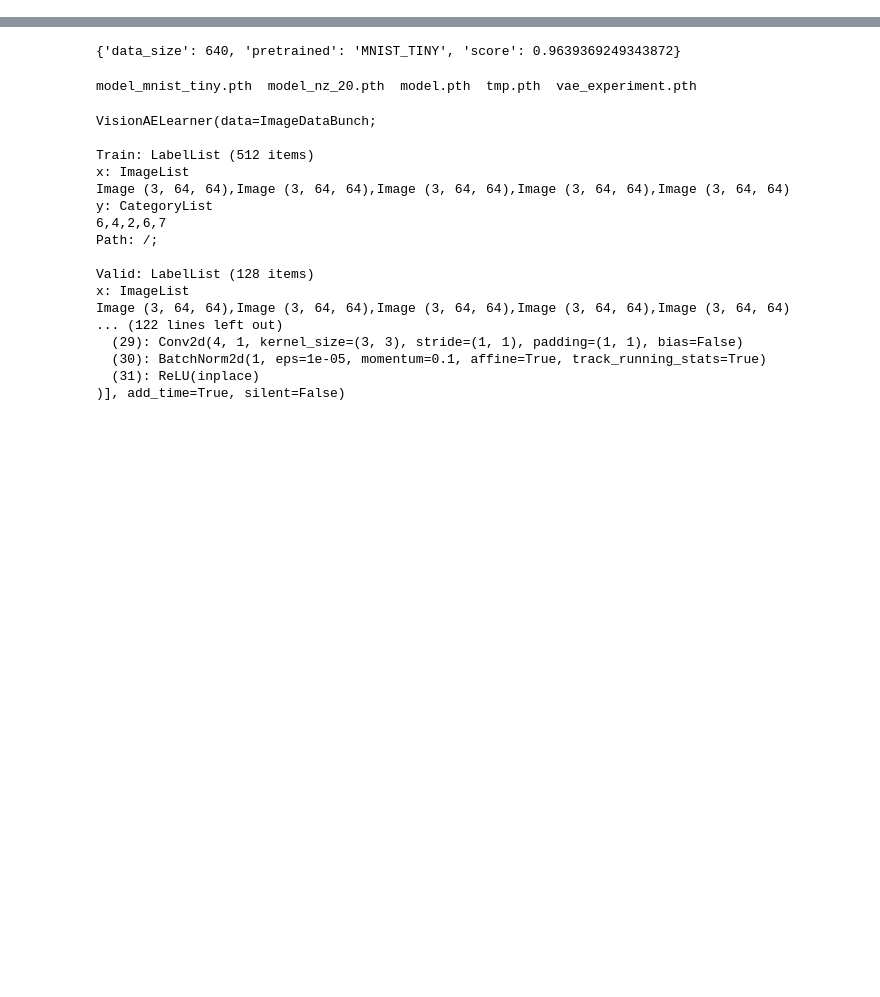
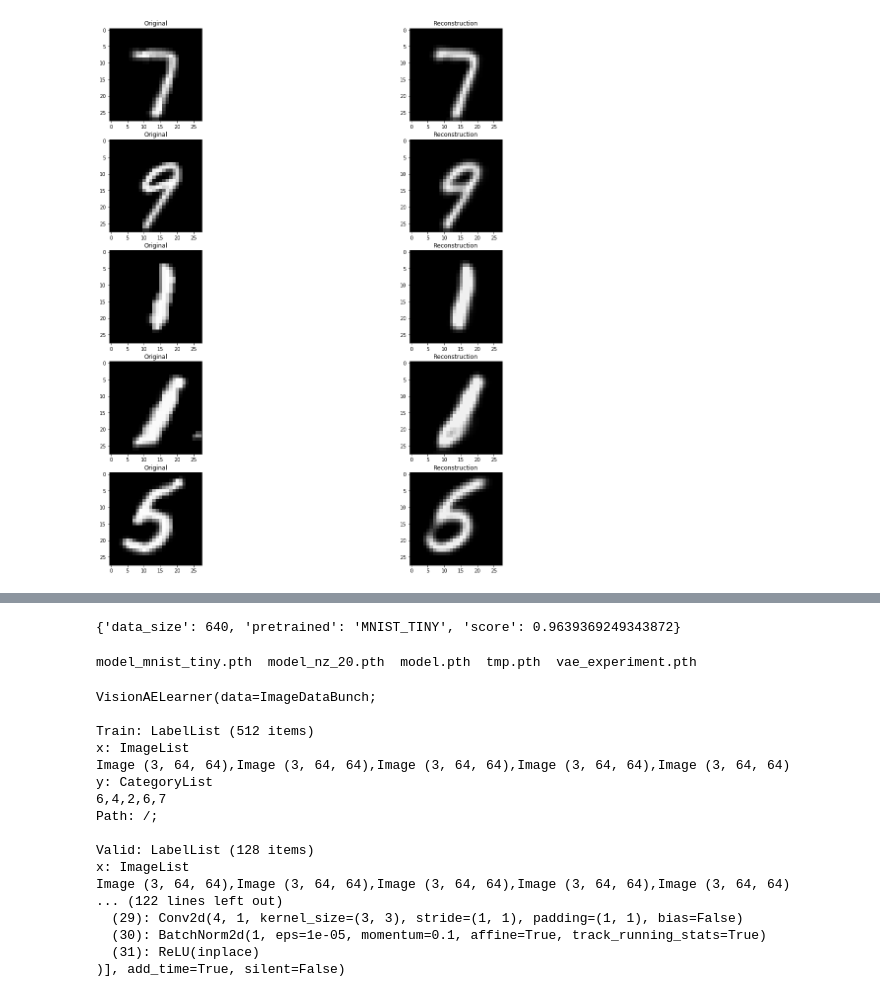
Before and after one commit to dhuynh95/fastai_autoencoder, a Jupyter notebook: MNIST.ipynb, the cells around one changed output, grey strips where cells are left out. Saved outputs shown, nothing was run; the diff lists cells and outputs as text; code cells hidden in the pictures; blank space fills up the shorter version.

```diff
--- a/MNIST.ipynb
+++ b/MNIST.ipynb
@@ -180,8 +88,3 @@ def get_one_channel(batch):
 get_one_channel._order = 99
 
 data.add_tfm(get_one_channel)
-# %%
-train_size = 512
-train_size = int(train_size * 1.25)
-
-data, valid_data = get_data(train_size,bs=64,size=size)
@@ -214,19 +146,0 @@ x,y = learn.data.one_batch()
-# %%
-with neptune.create_experiment(**experiment) as exp:
-
-    name = experiment['name']
-
-    for i,(n_epoch,lr) in enumerate(zip(PARAMS["n_epochs"],PARAMS["lrs"])):
-        # First we train the VAE
-        if i == 0:
-            # Without KL divergence first
-            cbs = [NeptuneMonitor()]
-            learn.fit_one_cycle(n_epoch,lr,callbacks=cbs)
-        else:
-            # With KL then
-            cbs = [NeptuneMonitor(),kl_hook]
-            learn.fit_one_cycle(n_epoch,lr,callbacks=cbs)
-        fig = learn.plot_rec(return_fig=True)
-        fig_name = f"{name}.png"
-        fig.savefig(fig_name)
-        exp.send_image(fig_name,fig_name)
@@ -279,0 +147,11 @@ Clipping input data to the valid range for imshow with RGB data ([0..1] for floa
+# %%
+n_epoch = 250
+lr = 1e-2
+
+learn.fit_one_cycle(n_epoch,lr)
+
+n_epoch = 250
+lr = 1e-2 / 2
+cbs = [kl_hook]
+
+learn.fit_one_cycle(n_epoch,lr,callbacks=cbs)
@@ -279,0 +193,4 @@ Clipping input data to the valid range for imshow with RGB data ([0..1] for floa
+# %%
+learn.plot_rec(x)
+# %% [output]
+[figure, added]
```
Also changed, not shown: parts of 114 cells of this notebook, 23 other files.
